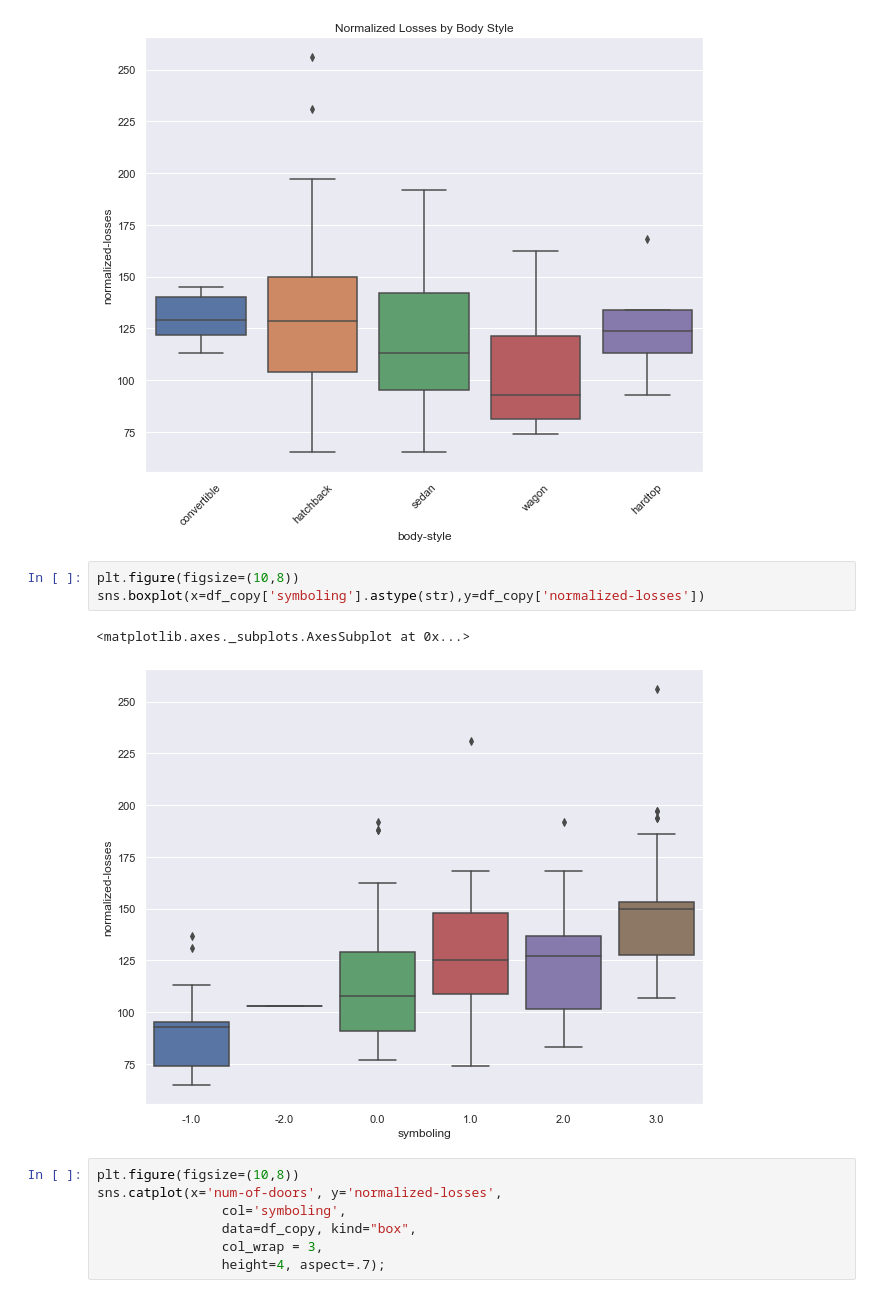
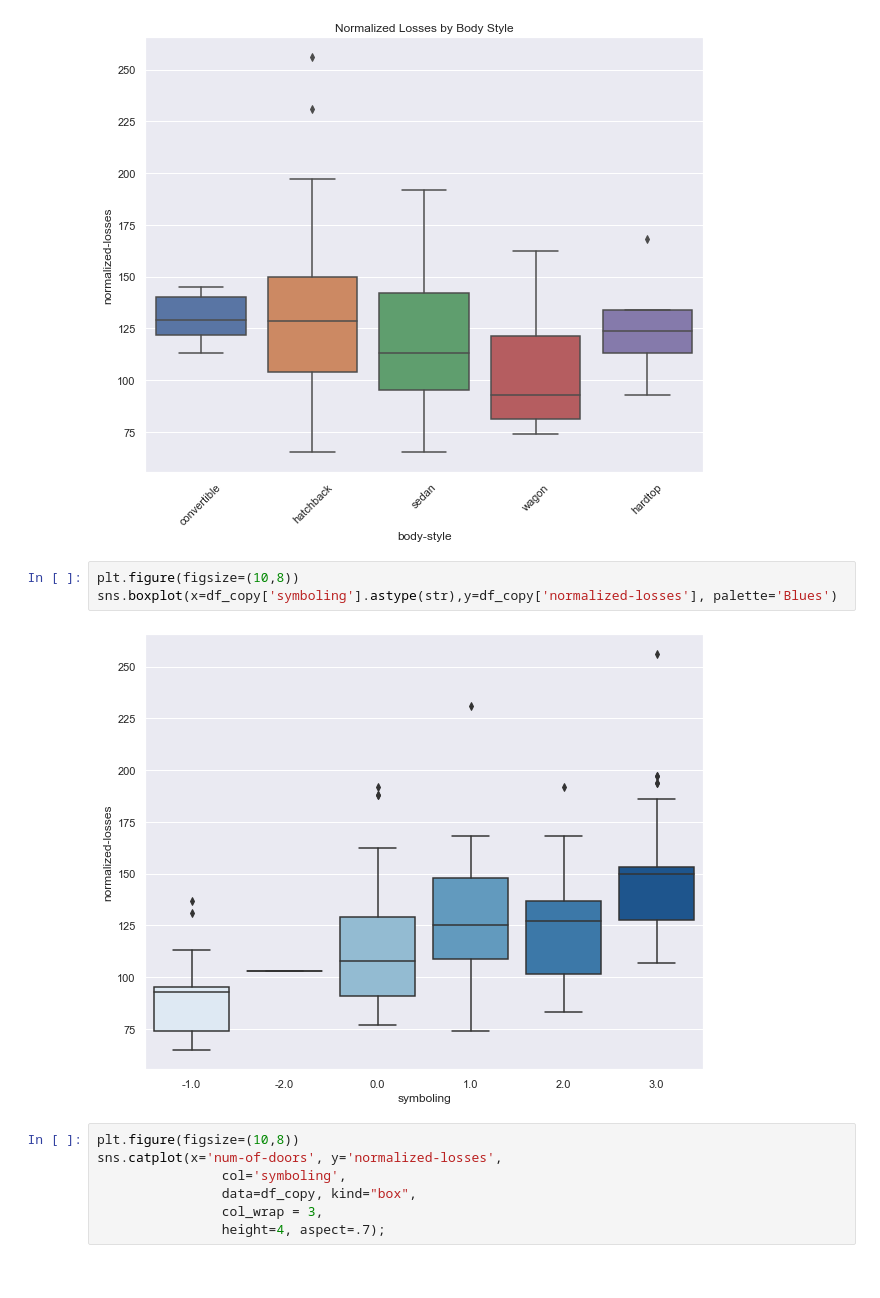
Before and after one commit to christinalchang/ucdavis-sta160, a Jupyter notebook: automobile.ipynb, the cells around one changed output. Drawn from its saved outputs; the diff is of its cells as text.

Commit message:
Update model evaluation plots.

```diff
--- a/automobile.ipynb
+++ b/automobile.ipynb
@@ -257,10 +257,9 @@ plt.show()
 [figure]
 # %%
 plt.figure(figsize=(10,8))
-sns.boxplot(x=df_copy['symboling'].astype(str),y=df_copy['normalized-losses'])
+sns.boxplot(x=df_copy['symboling'].astype(str),y=df_copy['normalized-losses'], palette='Blues')
 # %% [output]
-<matplotlib.axes._subplots.AxesSubplot at 0x...>
-[figure, old version]
+[figure, new version]
 # %%
 plt.figure(figsize=(10,8))
 sns.catplot(x='num-of-doors', y='normalized-losses',
```
Also changed, not shown: parts of 16 cells of this notebook, 1 other file.
